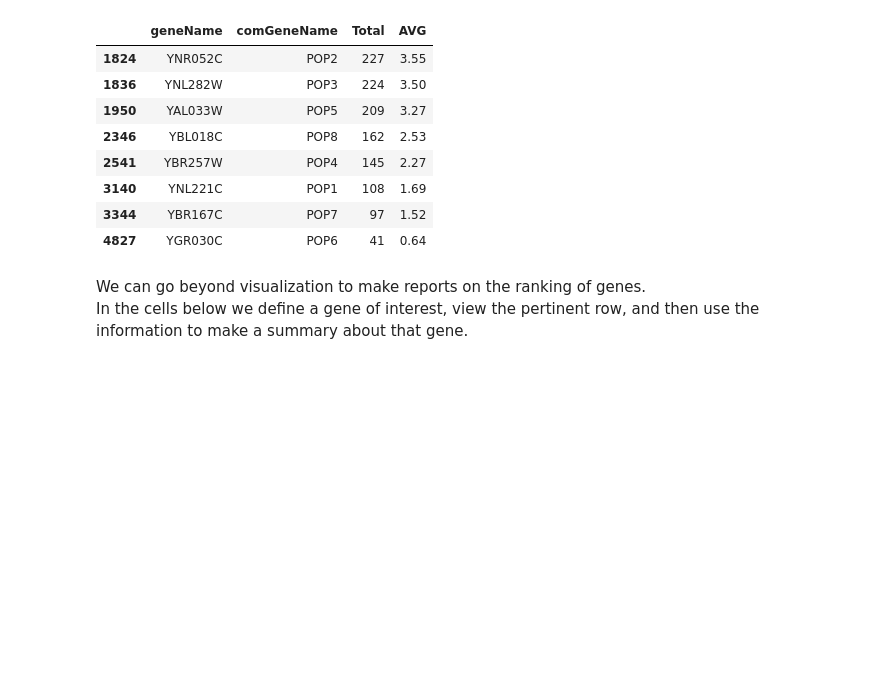
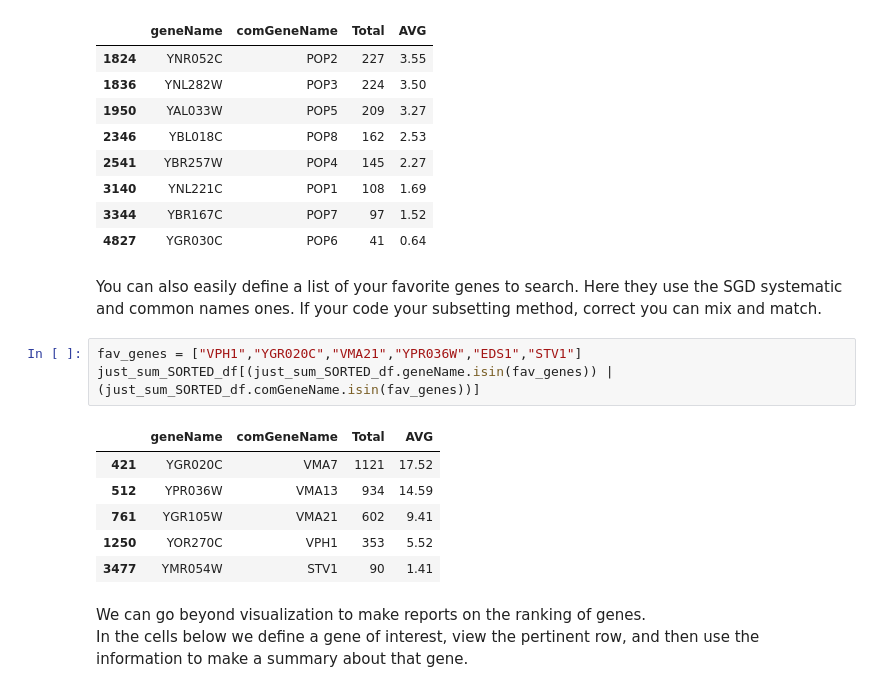
Before and after one commit to fomightez/cl_sq_demo-binder, a Jupyter notebook: notebooks/GSD/GSD Explore table of raw expression from BY4741 yscRNA-seq libraries.ipynb, the cells around one changed output. Saved outputs shown, nothing was run; the diff lists cells and outputs as text; blank space fills up the shorter version.

Commit message:
add making a list of favorite genes for viewing the dataframe entries

```diff
--- a/notebooks/GSD/GSD Explore table of raw expression from BY4741 yscRNA-seq libraries.ipynb
+++ b/notebooks/GSD/GSD Explore table of raw expression from BY4741 yscRNA-seq libraries.ipynb
@@ -160,6 +160,18 @@ just_sum_SORTED_df[just_sum_SORTED_df.comGeneName.str.contains("POP")]
 | 3140 | YNL221C | POP1 | 108 | 1.69 |
 | 3344 | YBR167C | POP7 | 97 | 1.52 |
 | 4827 | YGR030C | POP6 | 41 | 0.64 |
+# %% [markdown]
+You can also easily define a list of your favorite genes to search. Here they use the SGD systematic and common names ones. If your code your subsetting method, correct you can mix and match.
+# %%
+fav_genes = ["VPH1","YGR020C","VMA21","YPR036W","EDS1","STV1"]
+just_sum_SORTED_df[(just_sum_SORTED_df.geneName.isin(fav_genes)) | (just_sum_SORTED_df.comGeneName.isin(fav_genes))]
+# %% [output]
+|  | geneName | comGeneName | Total | AVG |
+| 421 | YGR020C | VMA7 | 1121 | 17.52 |
+| 512 | YPR036W | VMA13 | 934 | 14.59 |
+| 761 | YGR105W | VMA21 | 602 | 9.41 |
+| 1250 | YOR270C | VPH1 | 353 | 5.52 |
+| 3477 | YMR054W | STV1 | 90 | 1.41 |
 # %% [markdown]
 We can go beyond visualization to make reports on the ranking of genes.
 In the cells below we define a gene of interest, view the pertinent row, and then use the information to make a summary about that gene.
```
Also changed, not shown: parts of 2 cells of this notebook.
